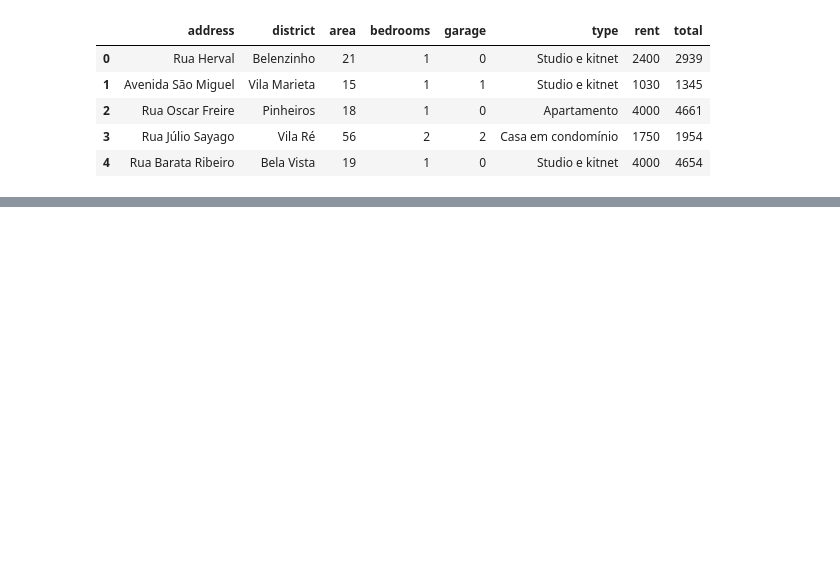
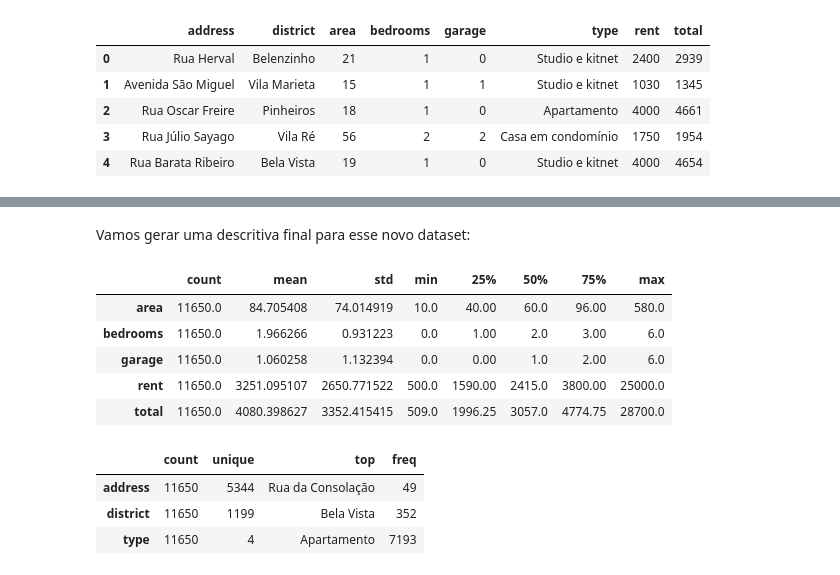
Before and after one commit to rafaelnogueira98/analise_sp_housing_prices, a Jupyter notebook: analise_sp_housing_prices.ipynb, the cells around one changed output, grey strips where cells are left out. Saved outputs shown, nothing was run; the diff lists cells and outputs as text; code cells hidden in the pictures; blank space fills up the shorter version.

```diff
--- a/analise_sp_housing_prices.ipynb
+++ b/analise_sp_housing_prices.ipynb
@@ -62,0 +285,20 @@ aptos.head()
+# %%
+aptos = aptos.query('area >= 10')
+# %% [markdown]
+Vamos gerar uma descritiva final para esse novo dataset:
+# %%
+aptos.describe().T
+# %% [output]
+|  | count | mean | std | min | 25% | 50% | 75% | max |
+| area | 11650.0 | 84.705408 | 74.014919 | 10.0 | 40.00 | 60.0 | 96.00 | 580.0 |
+| bedrooms | 11650.0 | 1.966266 | 0.931223 | 0.0 | 1.00 | 2.0 | 3.00 | 6.0 |
+| garage | 11650.0 | 1.060258 | 1.132394 | 0.0 | 0.00 | 1.0 | 2.00 | 6.0 |
+| rent | 11650.0 | 3251.095107 | 2650.771522 | 500.0 | 1590.00 | 2415.0 | 3800.00 | 25000.0 |
+| total | 11650.0 | 4080.398627 | 3352.415415 | 509.0 | 1996.25 | 3057.0 | 4774.75 | 28700.0 |
+# %%
+aptos.describe(include=["O"]).T
+# %% [output]
+|  | count | unique | top | freq |
+| address | 11650 | 5344 | Rua da Consolação | 49 |
+| district | 11650 | 1199 | Bela Vista | 352 |
+| type | 11650 | 4 | Apartamento | 7193 |
```
Also changed, not shown: parts of 28 cells of this notebook.
